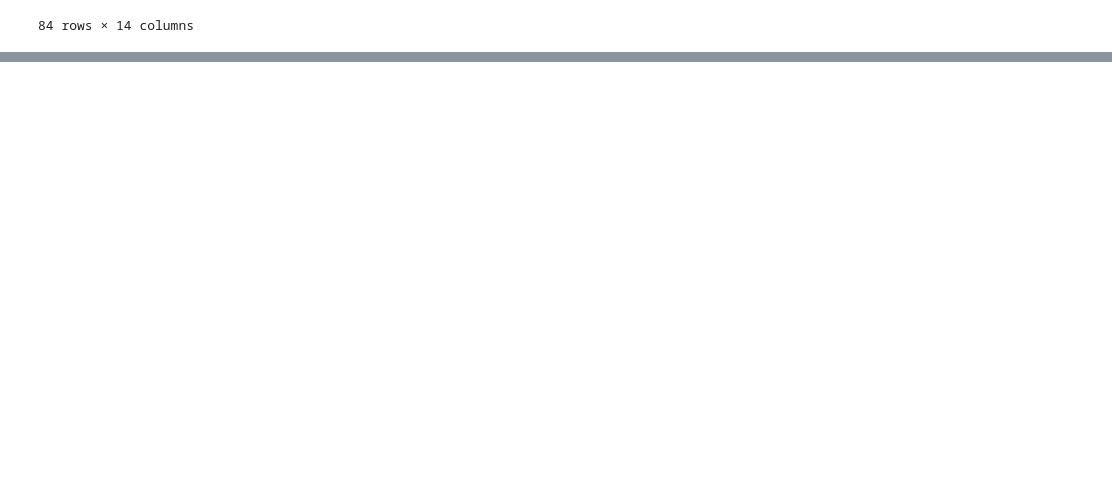
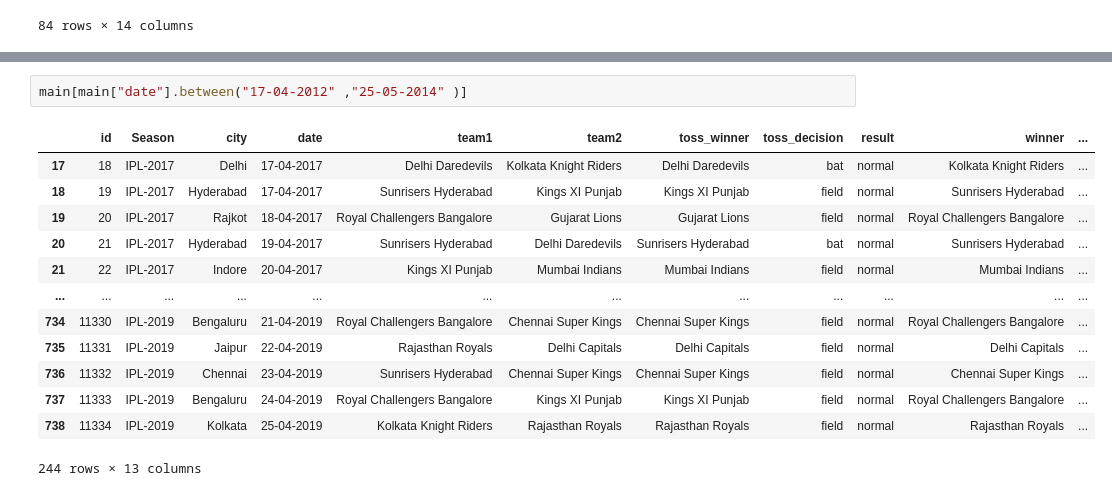
Before and after one commit to MR-pavan-patil/Pavan-Main-datascince, a Jupyter notebook: Pd & np/ipl.ipynb, the cells around one changed output, grey strips where cells are left out. Drawn from its saved outputs; the diff is of its cells as text; blank space fills up the shorter version.

```diff
--- a/Pd & np/ipl.ipynb
+++ b/Pd & np/ipl.ipynb
@@ -334,0 +481,16 @@ main[main["winner"]=="Royal Challengers Bangalore"]
+# %%
+main[main["date"].between("17-04-2012" ,"25-05-2014" )]
+# %% [output]
+|  | id | Season | city | date | team1 | team2 | toss_winner | toss_decision | result | winner | ... |
+| 17 | 18 | IPL-2017 | Delhi | 17-04-2017 | Delhi Daredevils | Kolkata Knight Riders | Delhi Daredevils | bat | normal | Kolkata Knight Riders | ... |
+| 18 | 19 | IPL-2017 | Hyderabad | 17-04-2017 | Sunrisers Hyderabad | Kings XI Punjab | Kings XI Punjab | field | normal | Sunrisers Hyderabad | ... |
+| 19 | 20 | IPL-2017 | Rajkot | 18-04-2017 | Royal Challengers Bangalore | Gujarat Lions | Gujarat Lions | field | normal | Royal Challengers Bangalore | ... |
+| 20 | 21 | IPL-2017 | Hyderabad | 19-04-2017 | Sunrisers Hyderabad | Delhi Daredevils | Sunrisers Hyderabad | bat | normal | Sunrisers Hyderabad | ... |
+| 21 | 22 | IPL-2017 | Indore | 20-04-2017 | Kings XI Punjab | Mumbai Indians | Mumbai Indians | field | normal | Mumbai Indians | ... |
+| ... | ... | ... | ... | ... | ... | ... | ... | ... | ... | ... | ... |
+| 734 | 11330 | IPL-2019 | Bengaluru | 21-04-2019 | Royal Challengers Bangalore | Chennai Super Kings | Chennai Super Kings | field | normal | Royal Challengers Bangalore | ... |
+| 735 | 11331 | IPL-2019 | Jaipur | 22-04-2019 | Rajasthan Royals | Delhi Capitals | Delhi Capitals | field | normal | Delhi Capitals | ... |
+| 736 | 11332 | IPL-2019 | Chennai | 23-04-2019 | Sunrisers Hyderabad | Chennai Super Kings | Chennai Super Kings | field | normal | Chennai Super Kings | ... |
+| 737 | 11333 | IPL-2019 | Bengaluru | 24-04-2019 | Royal Challengers Bangalore | Kings XI Punjab | Kings XI Punjab | field | normal | Royal Challengers Bangalore | ... |
+| 738 | 11334 | IPL-2019 | Kolkata | 25-04-2019 | Kolkata Knight Riders | Rajasthan Royals | Rajasthan Royals | field | normal | Rajasthan Royals | ... |
+244 rows × 13 columns
```
Also changed, not shown: parts of 16 cells of this notebook, 5 other files.
